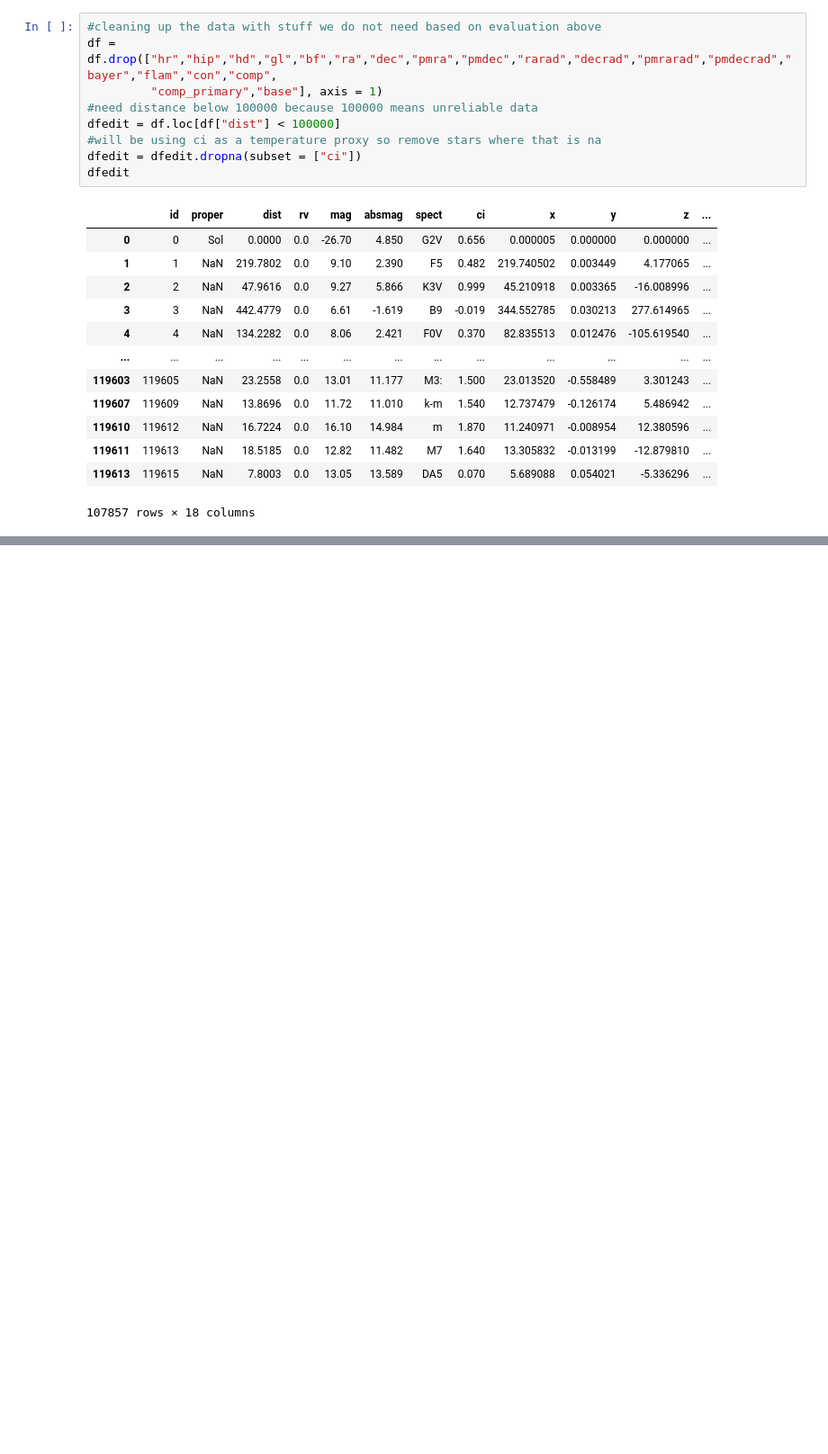
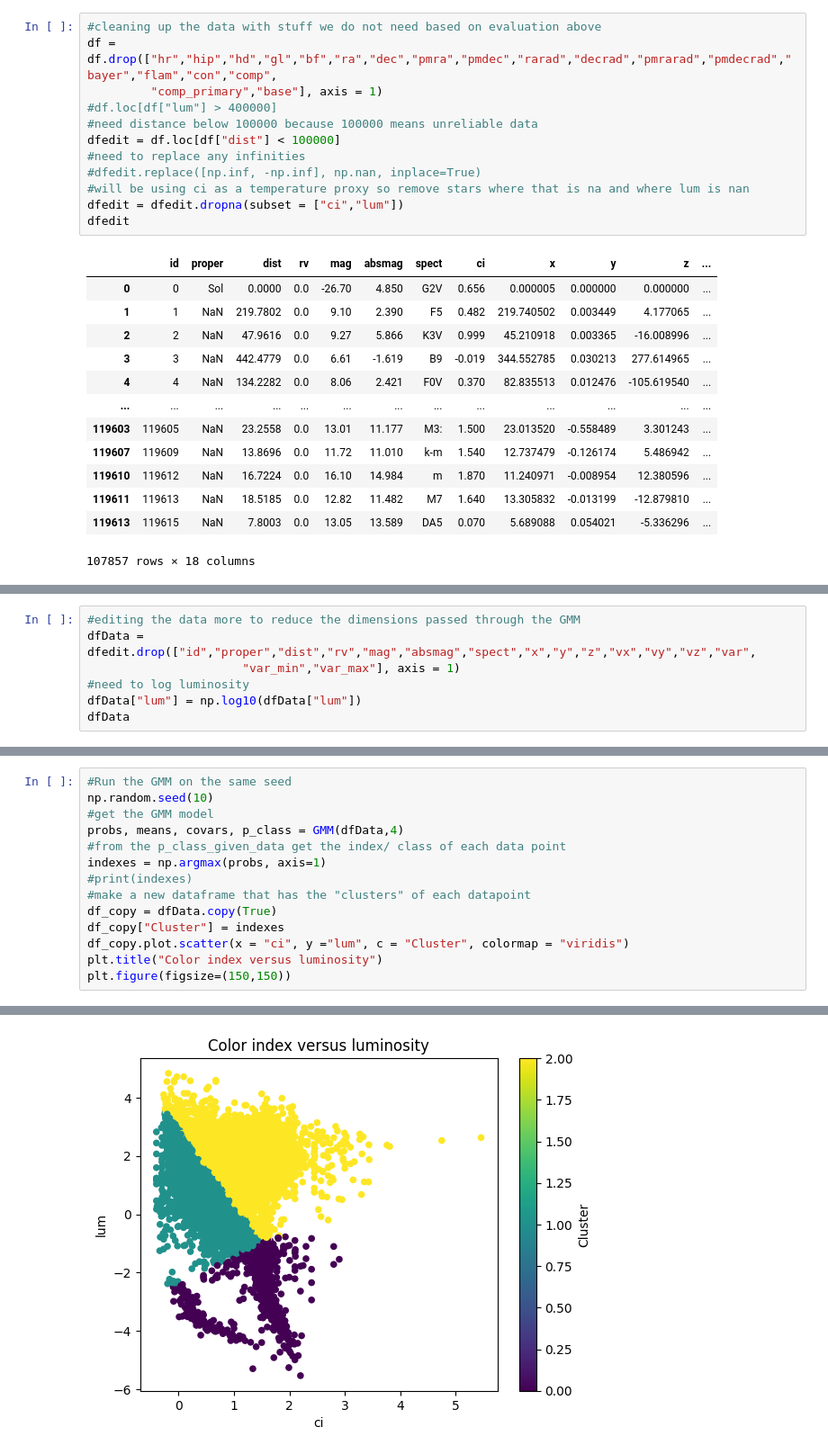
Before and after one commit to ccaulk/CSCI_4022_Project_Caulk_Moll_Jacob, a Jupyter notebook: Project_Clustering_Code.ipynb, the cells around one changed output, grey strips where cells are left out. Shown at 90% size. Drawn from its saved outputs; the diff is of its cells as text; blank space fills up the shorter version.

Commit message:
working on the GMM model

```diff
--- a/Project_Clustering_Code.ipynb
+++ b/Project_Clustering_Code.ipynb
@@ -32,10 +35,13 @@ df
 #cleaning up the data with stuff we do not need based on evaluation above
 df = df.drop(["hr","hip","hd","gl","bf","ra","dec","pmra","pmdec","rarad","decrad","pmrarad","pmdecrad","bayer","flam","con","comp",
          "comp_primary","base"], axis = 1)
+#df.loc[df["lum"] > 400000]
 #need distance below 100000 because 100000 means unreliable data
 dfedit = df.loc[df["dist"] < 100000]
-#will be using ci as a temperature proxy so remove stars where that is na
-dfedit = dfedit.dropna(subset = ["ci"])
+#need to replace any infinities
+#dfedit.replace([np.inf, -np.inf], np.nan, inplace=True)
+#will be using ci as a temperature proxy so remove stars where that is na and where lum is nan
+dfedit = dfedit.dropna(subset = ["ci","lum"])
 dfedit
 # %% [output]
 |  | id | proper | dist | rv | mag | absmag | spect | ci | x | y | z | ... |
@@ -55,0 +62,7 @@ Cleaned up data to work with
+# %%
+#editing the data more to reduce the dimensions passed through the GMM
+dfData = dfedit.drop(["id","proper","dist","rv","mag","absmag","spect","x","y","z","vx","vy","vz","var",
+                      "var_min","var_max"], axis = 1)
+#need to log luminosity
+dfData["lum"] = np.log10(dfData["lum"])
+dfData
@@ -55,0 +183,15 @@ Cleaned up data to work with
+# %%
+#Run the GMM on the same seed
+np.random.seed(10)
+#get the GMM model
+probs, means, covars, p_class = GMM(dfData,4)
+#from the p_class_given_data get the index/ class of each data point
+indexes = np.argmax(probs, axis=1)
+#print(indexes)
+#make a new dataframe that has the "clusters" of each datapoint
+df_copy = dfData.copy(True)
+df_copy["Cluster"] = indexes
+df_copy.plot.scatter(x = "ci", y ="lum", c = "Cluster", colormap = "viridis")
+plt.title("Color index versus luminosity")
+plt.figure(figsize=(150,150))
+# %% [output]
@@ -55,0 +216 @@ Cleaned up data to work with
+[figure, added]
```
Also changed, not shown: parts of 7 cells of this notebook.
